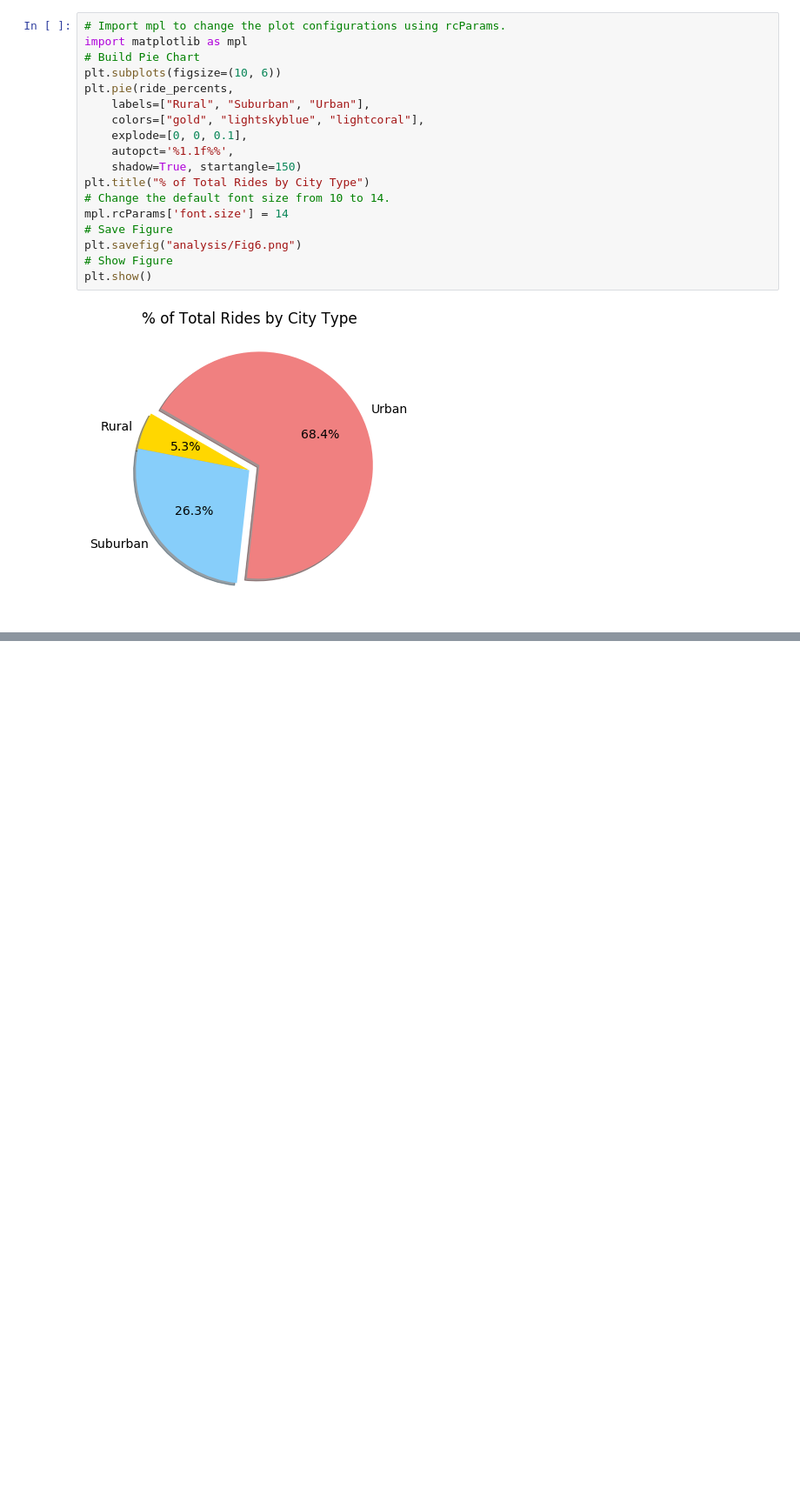
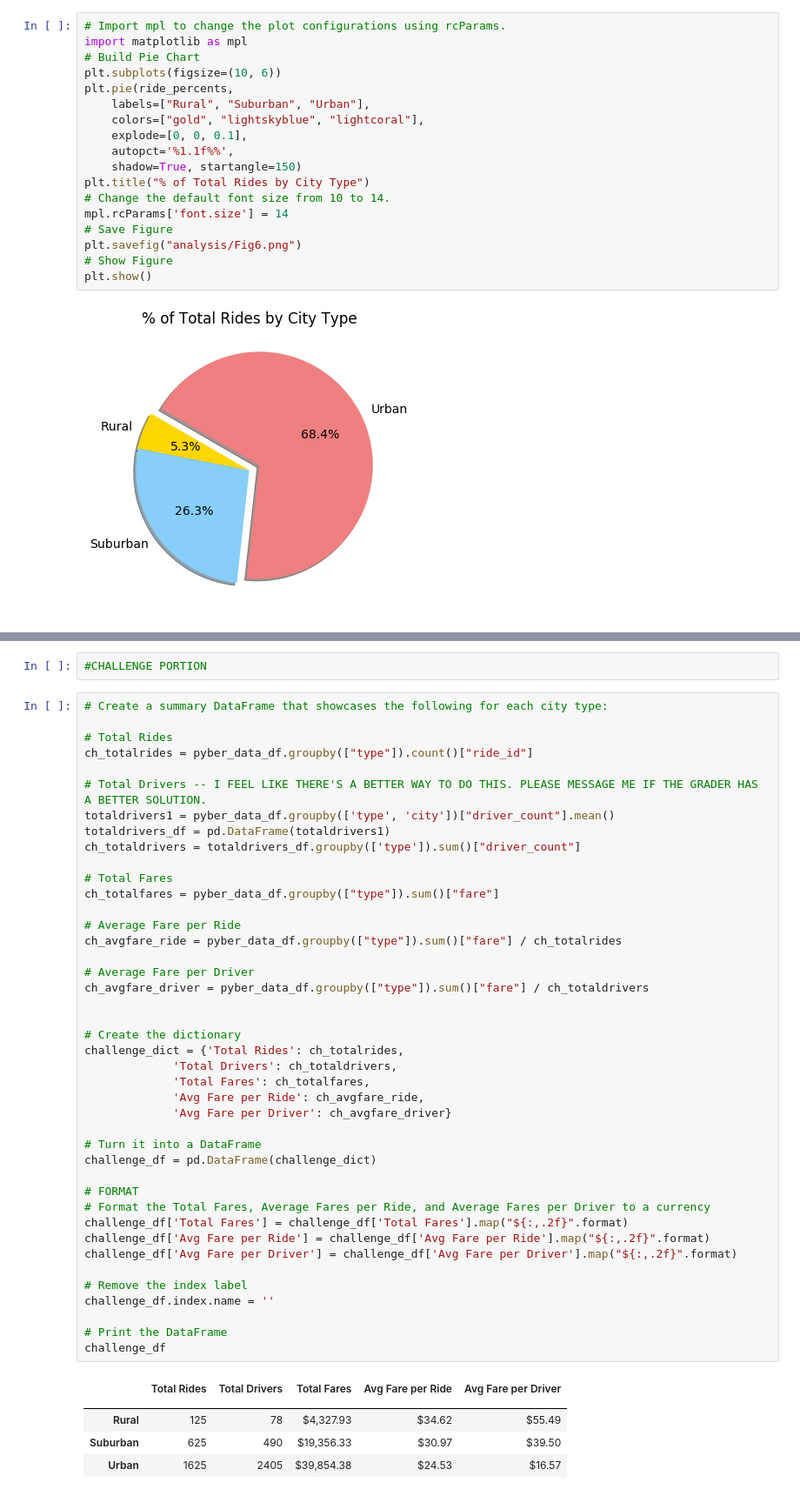
Before and after one commit to amnichols93/PyBer_Analysis, a Jupyter notebook: PyBer.ipynb, the cells around one changed output, grey strips where cells are left out. Shown at 87% size. Drawn from its saved outputs; the diff is of its cells as text; blank space fills up the shorter version.

Commit message:
Challenge 1 of 3 complete

```diff
--- a/PyBer.ipynb
+++ b/PyBer.ipynb
@@ -687,0 +690,50 @@ plt.show()
+# %%
+#CHALLENGE PORTION
+# %%
+# Create a summary DataFrame that showcases the following for each city type:
+
+# Total Rides
+ch_totalrides = pyber_data_df.groupby(["type"]).count()["ride_id"]
+
+# Total Drivers -- I FEEL LIKE THERE'S A BETTER WAY TO DO THIS. PLEASE MESSAGE ME IF THE GRADER HAS A BETTER SOLUTION.
+totaldrivers1 = pyber_data_df.groupby(['type', 'city'])["driver_count"].mean()
+totaldrivers_df = pd.DataFrame(totaldrivers1)
+ch_totaldrivers = totaldrivers_df.groupby(['type']).sum()["driver_count"]
+
+# Total Fares
+ch_totalfares = pyber_data_df.groupby(["type"]).sum()["fare"]
+
+# Average Fare per Ride
+ch_avgfare_ride = pyber_data_df.groupby(["type"]).sum()["fare"] / ch_totalrides
+
+# Average Fare per Driver
+ch_avgfare_driver = pyber_data_df.groupby(["type"]).sum()["fare"] / ch_totaldrivers
+
+
+# Create the dictionary
+challenge_dict = {'Total Rides': ch_totalrides,
+             'Total Drivers': ch_totaldrivers,
+             'Total Fares': ch_totalfares,
+             'Avg Fare per Ride': ch_avgfare_ride,
+             'Avg Fare per Driver': ch_avgfare_driver}
+
+# Turn it into a DataFrame
+challenge_df = pd.DataFrame(challenge_dict)
+
+# FORMAT
+# Format the Total Fares, Average Fares per Ride, and Average Fares per Driver to a currency
+challenge_df['Total Fares'] = challenge_df['Total Fares'].map("${:,.2f}".format)
+challenge_df['Avg Fare per Ride'] = challenge_df['Avg Fare per Ride'].map("${:,.2f}".format)
+challenge_df['Avg Fare per Driver'] = challenge_df['Avg Fare per Driver'].map("${:,.2f}".format)
+
+# Remove the index label
+challenge_df.index.name = ''
+
+# Print the DataFrame
+challenge_df
+# %% [output]
+|  | Total Rides | Total Drivers | Total Fares | Avg Fare per Ride | Avg Fare per Driver |
+|  |  |  |  |  |  |
+| Rural | 125 | 78 | $4,327.93 | $34.62 | $55.49 |
+| Suburban | 625 | 490 | $19,356.33 | $30.97 | $39.50 |
+| Urban | 1625 | 2405 | $39,854.38 | $24.53 | $16.57 |
```
Also changed, not shown: parts of 2 cells of this notebook, 1 other file.
